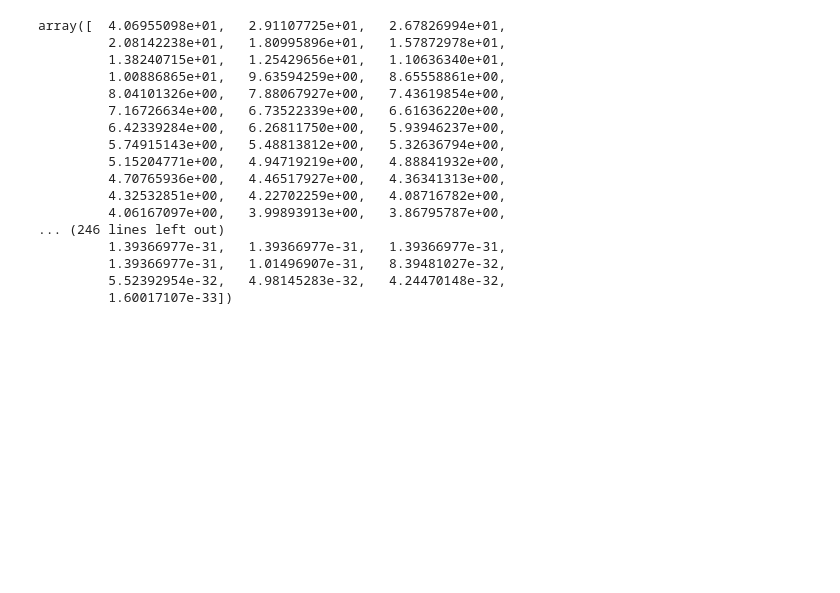
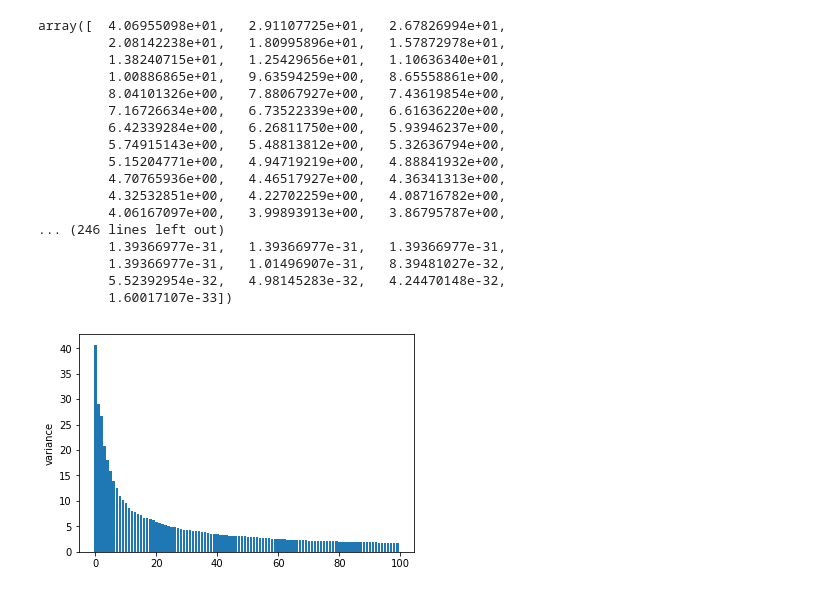
Before and after one commit to sushant2811/KaggleDigitRecognizer, a Jupyter notebook: KaggleDigitRecognizer.ipynb, the cells around one changed output. Drawn from its saved outputs; the diff is of its cells as text; code cells hidden in the pictures; blank space fills up the shorter version.

Commit message:
Looking at the variance of the PCA features

```diff
--- a/KaggleDigitRecognizer.ipynb
+++ b/KaggleDigitRecognizer.ipynb
@@ -113,3 +113,11 @@ array([  4.06955098e+01,   2.91107725e+01,   2.67826994e+01,
          1.39366977e-31,   1.01496907e-31,   8.39481027e-32,
          5.52392954e-32,   4.98145283e-32,   4.24470148e-32,
          1.60017107e-33])
+# %%
+num_of_features_to_plot = 100
+features_to_plot = range(num_of_features_to_plot)
+# %%
+plt.bar(features_to_plot, pca.explained_variance_[:num_of_features_to_plot]);
+plt.ylabel('variance');
+# %% [output]
+[figure, added]
```
Also changed, not shown: parts of 3 cells of this notebook.
